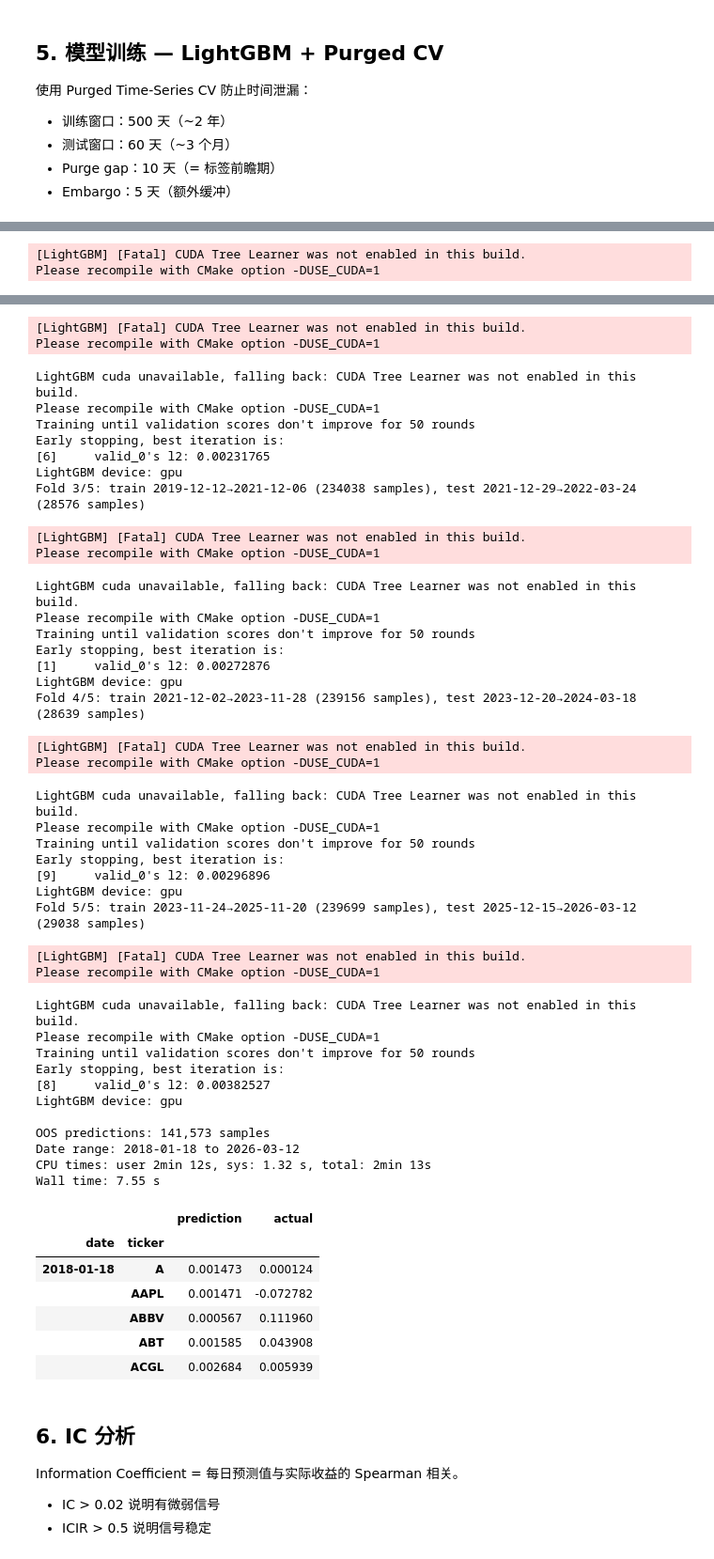
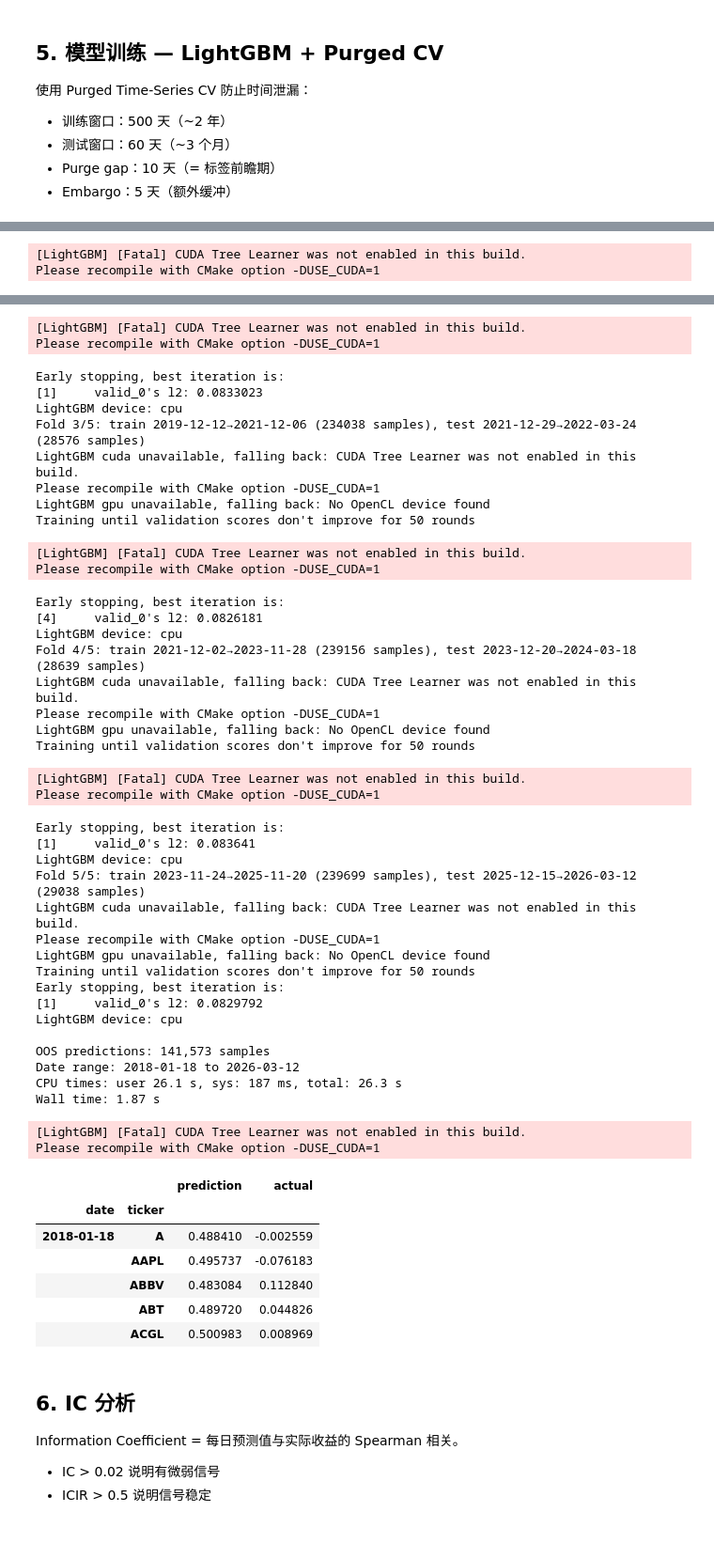
Before and after one commit to kelesit/Invest, a Jupyter notebook: notebooks/equity_momentum.ipynb, the cells around one changed output, grey strips where cells are left out. Shown at 94% size. Cells and saved outputs as stored; diff of their text form; code cells hidden in the pictures.

```diff
--- a/notebooks/equity_momentum.ipynb
+++ b/notebooks/equity_momentum.ipynb
@@ -119,7 +122,14 @@ dtype: float64
 # %%
-labels = make_labels(panel, spy, periods=10)
-print(f"Labels shape: {labels.shape}")
-print(f"NaN ratio: {labels.isna().mean():.3f}")
-print(f"\nLabel distribution:")
-labels.dropna().describe()
+%%time
+# Beta-adjusted residual return labels
+raw_labels = make_labels(panel, spy, periods=10, beta_window=252)
+print(f"Raw labels shape: {raw_labels.shape}")
+print(f"NaN ratio: {raw_labels.isna().mean():.3f}")
+print(f"\nRaw label distribution:")
+print(raw_labels.dropna().describe())
+
+# Cross-sectional rank transformation
+labels = rank_labels(raw_labels)
+print(f"\nRanked labels distribution:")
+print(labels.dropna().describe())
 # %% [output]
@@ -203,6 +217,7 @@ mom_accel_60_120    -0.0157  0.1767 -0.0889        0.4442
 predictions, models = run_cv_pipeline(
     features=features,
     labels=labels,
+    raw_labels=raw_labels,  # 训练用排名标签，评估用原始残差收益
     n_splits=5,
     train_days=500,
     test_days=60,
@@ -227,50 +247,50 @@ Fold 2/5: train 2017-12-20→2019-12-16 (227244 samples), test 2020-01-09→2020
 [LightGBM] [Fatal] CUDA Tree Learner was not enabled in this build.
 Please recompile with CMake option -DUSE_CUDA=1
+Early stopping, best iteration is:
+[1]     valid_0's l2: 0.0833023
+LightGBM device: cpu
+Fold 3/5: train 2019-12-12→2021-12-06 (234038 samples), test 2021-12-29→2022-03-24 (28576 samples)
 LightGBM cuda unavailable, falling back: CUDA Tree Learner was not enabled in this build.
 Please recompile with CMake option -DUSE_CUDA=1
+LightGBM gpu unavailable, falling back: No OpenCL device found
 Training until validation scores don't improve for 50 rounds
-Early stopping, best iteration is:
-[6]     valid_0's l2: 0.00231765
-LightGBM device: gpu
-Fold 3/5: train 2019-12-12→2021-12-06 (234038 samples), test 2021-12-29→2022-03-24 (28576 samples)
 [LightGBM] [Fatal] CUDA Tree Learner was not enabled in this build.
 Please recompile with CMake option -DUSE_CUDA=1
+Early stopping, best iteration is:
+[4]     valid_0's l2: 0.0826181
+LightGBM device: cpu
+Fold 4/5: train 2021-12-02→2023-11-28 (239156 samples), test 2023-12-20→2024-03-18 (28639 samples)
 LightGBM cuda unavailable, falling back: CUDA Tree Learner was not enabled in this build.
 Please recompile with CMake option -DUSE_CUDA=1
+LightGBM gpu unavailable, falling back: No OpenCL device found
 Training until validation scores don't improve for 50 rounds
-Early stopping, best iteration is:
-[1]     valid_0's l2: 0.00272876
-LightGBM device: gpu
-Fold 4/5: train 2021-12-02→2023-11-28 (239156 samples), test 2023-12-20→2024-03-18 (28639 samples)
 [LightGBM] [Fatal] CUDA Tree Learner was not enabled in this build.
 Please recompile with CMake option -DUSE_CUDA=1
+Early stopping, best iteration is:
+[1]     valid_0's l2: 0.083641
+LightGBM device: cpu
+Fold 5/5: train 2023-11-24→2025-11-20 (239699 samples), test 2025-12-15→2026-03-12 (29038 samples)
 LightGBM cuda unavailable, falling back: CUDA Tree Learner was not enabled in this build.
 Please recompile with CMake option -DUSE_CUDA=1
+LightGBM gpu unavailable, falling back: No OpenCL device found
 Training until validation scores don't improve for 50 rounds
 Early stopping, best iteration is:
-[9]     valid_0's l2: 0.00296896
-LightGBM device: gpu
-Fold 5/5: train 2023-11-24→2025-11-20 (239699 samples), test 2025-12-15→2026-03-12 (29038 samples)
+[1]     valid_0's l2: 0.0829792
+LightGBM device: cpu
+
+OOS predictions: 141,573 samples
+Date range: 2018-01-18 to 2026-03-12
+CPU times: user 26.1 s, sys: 187 ms, total: 26.3 s
+Wall time: 1.87 s
 [LightGBM] [Fatal] CUDA Tree Learner was not enabled in this build.
 Please recompile with CMake option -DUSE_CUDA=1
-LightGBM cuda unavailable, falling back: CUDA Tree Learner was not enabled in this build.
-Please recompile with CMake option -DUSE_CUDA=1
-Training until validation scores don't improve for 50 rounds
-Early stopping, best iteration is:
-[8]     valid_0's l2: 0.00382527
-LightGBM device: gpu
-
-OOS predictions: 141,573 samples
-Date range: 2018-01-18 to 2026-03-12
-CPU times: user 2min 12s, sys: 1.32 s, total: 2min 13s
-Wall time: 7.55 s
 |  |  | prediction | actual |
 | date | ticker |  |  |
-| 2018-01-18 | A | 0.001473 | 0.000124 |
-|  | AAPL | 0.001471 | -0.072782 |
-|  | ABBV | 0.000567 | 0.111960 |
-|  | ABT | 0.001585 | 0.043908 |
-|  | ACGL | 0.002684 | 0.005939 |
+| 2018-01-18 | A | 0.488410 | -0.002559 |
+|  | AAPL | 0.495737 | -0.076183 |
+|  | ABBV | 0.483084 | 0.112840 |
+|  | ABT | 0.489720 | 0.044826 |
+|  | ACGL | 0.500983 | 0.008969 |
 # %% [markdown]
 ## 6. IC 分析
 
```
Also changed, not shown: parts of 11 cells of this notebook, 6 other files.
